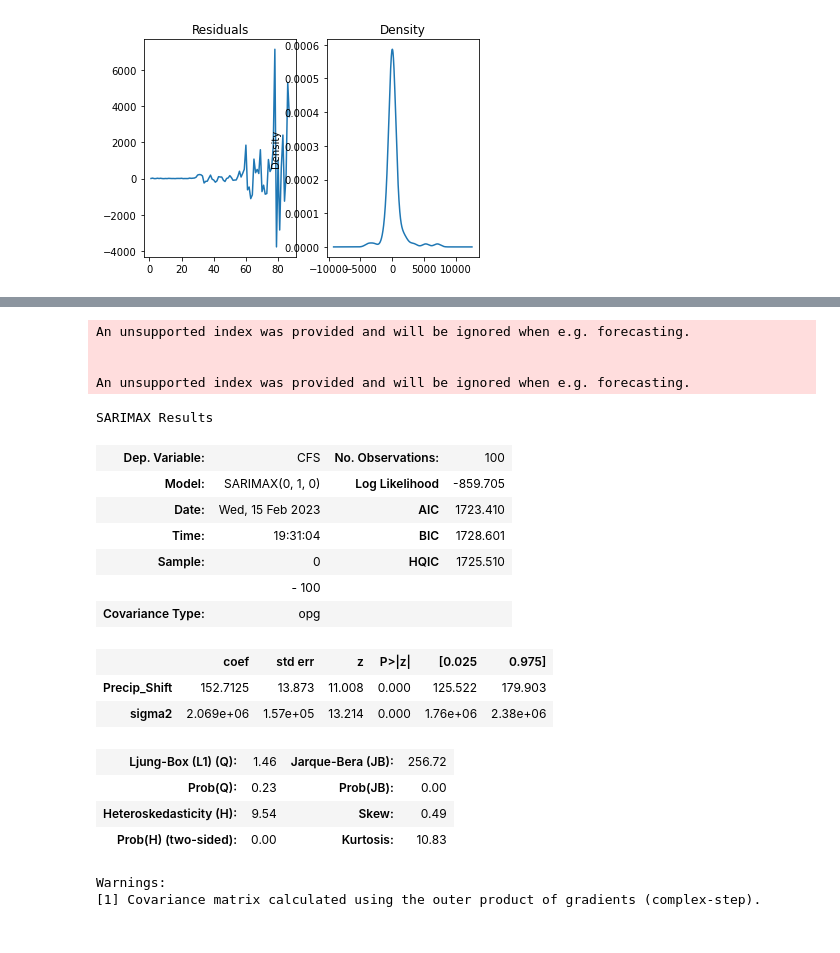
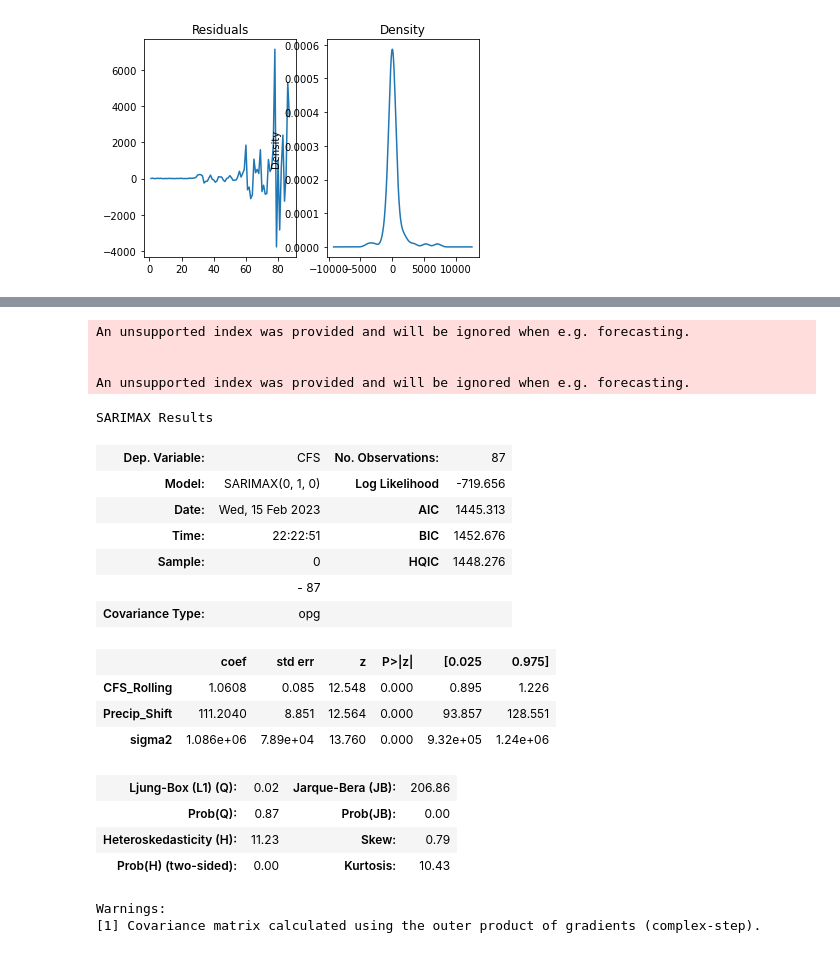
Before and after one commit to Pippeys/River_Data, a Jupyter notebook: Model/Water_DS.ipynb, the cells around one changed output, grey strips where cells are left out. Drawn from its saved outputs; the diff is of its cells as text; code cells hidden in the pictures.

```diff
--- a/Model/Water_DS.ipynb
+++ b/Model/Water_DS.ipynb
@@ -350,3 +350,10 @@ residuals.plot(title='Density',kind='kde',ax=ax[1])
 plt.show()
 # %% [output]
 [figure]
+# %%
+from statsmodels.tsa.statespace.sarimax import SARIMAX
+
+eel_train['CFS_Rolling'] = eel_train.CFS.rolling(window=3,min_periods=1).mean()
+eel_train['CFS_Slope_Rolling'] = eel_train.CFS.rolling(window=3,min_periods=1).mean()
+
+eel_train
@@ -353,29 +378,28 @@ plt.show()
 # %%
-from statsmodels.tsa.statespace.sarimax import SARIMAX
-
-model = SARIMAX(eel.CFS[1:],exog=eel.Precip_Shift.dropna(),order=(0,1,0))
+model = SARIMAX(eel_train.CFS[1:],exog=eel_train[['CFS_Rolling','Precip_Shift']].dropna(),order=(0,1,0))
 model_fit = model.fit()
 model_fit.summary()
 # %% [output]
 An unsupported index was provided and will be ignored when e.g. forecasting.
 
 
 An unsupported index was provided and will be ignored when e.g. forecasting.
 SARIMAX Results
-| Dep. Variable: | CFS | No. Observations: | 100 |
-| Model: | SARIMAX(0, 1, 0) | Log Likelihood | -859.705 |
-| Date: | Wed, 15 Feb 2023 | AIC | 1723.410 |
-| Time: | 19:31:04 | BIC | 1728.601 |
-| Sample: | 0 | HQIC | 1725.510 |
-|  | - 100 |  |  |
+| Dep. Variable: | CFS | No. Observations: | 87 |
+| Model: | SARIMAX(0, 1, 0) | Log Likelihood | -719.656 |
+| Date: | Wed, 15 Feb 2023 | AIC | 1445.313 |
+| Time: | 22:22:51 | BIC | 1452.676 |
+| Sample: | 0 | HQIC | 1448.276 |
+|  | - 87 |  |  |
 | Covariance Type: | opg |  |  |
 |  | coef | std err | z | P>|z| | [0.025 | 0.975] |
-| Precip_Shift | 152.7125 | 13.873 | 11.008 | 0.000 | 125.522 | 179.903 |
-| sigma2 | 2.069e+06 | 1.57e+05 | 13.214 | 0.000 | 1.76e+06 | 2.38e+06 |
+| CFS_Rolling | 1.0608 | 0.085 | 12.548 | 0.000 | 0.895 | 1.226 |
+| Precip_Shift | 111.2040 | 8.851 | 12.564 | 0.000 | 93.857 | 128.551 |
+| sigma2 | 1.086e+06 | 7.89e+04 | 13.760 | 0.000 | 9.32e+05 | 1.24e+06 |
-| Ljung-Box (L1) (Q): | 1.46 | Jarque-Bera (JB): | 256.72 |
-| Prob(Q): | 0.23 | Prob(JB): | 0.00 |
-| Heteroskedasticity (H): | 9.54 | Skew: | 0.49 |
-| Prob(H) (two-sided): | 0.00 | Kurtosis: | 10.83 |
+| Ljung-Box (L1) (Q): | 0.02 | Jarque-Bera (JB): | 206.86 |
+| Prob(Q): | 0.87 | Prob(JB): | 0.00 |
+| Heteroskedasticity (H): | 11.23 | Skew: | 0.79 |
+| Prob(H) (two-sided): | 0.00 | Kurtosis: | 10.43 |
 Warnings:
 [1] Covariance matrix calculated using the outer product of gradients (complex-step).
 # %%
```
Also changed, not shown: parts of 6 cells of this notebook.
